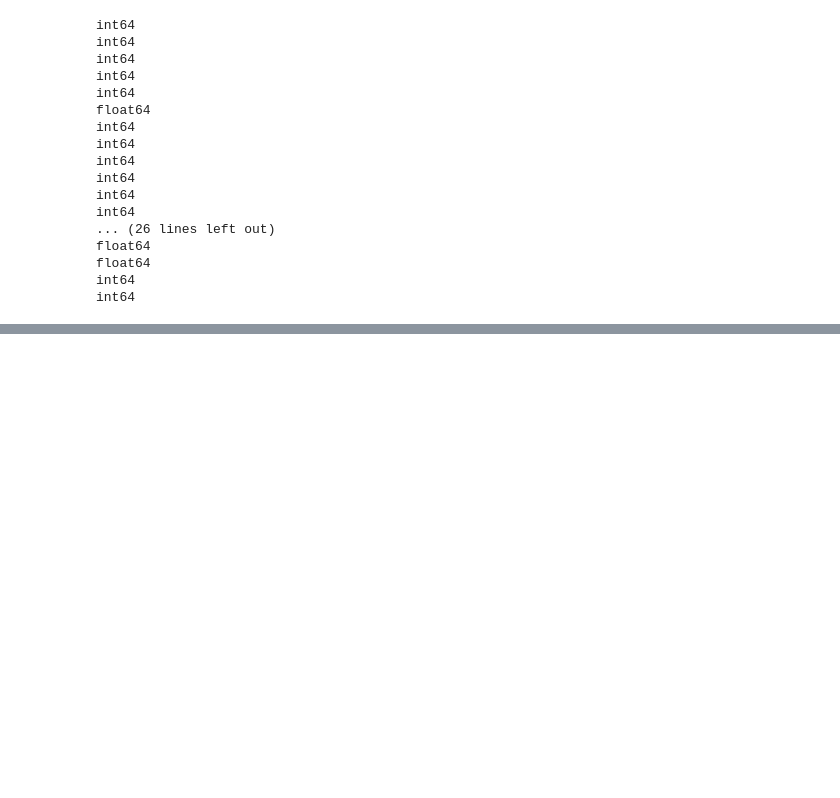
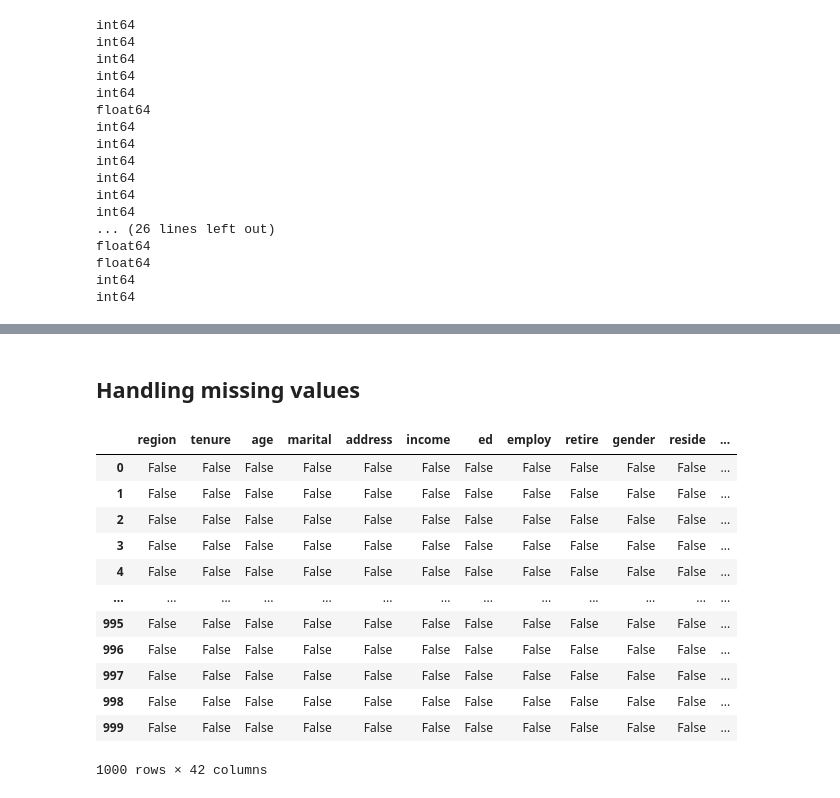
Before and after one commit to ErfanEbrahimiBazaz/pandas_tutorials, a Jupyter notebook: pandas general commands.ipynb, the cells around one changed output, grey strips where cells are left out. Saved outputs shown, nothing was run; the diff lists cells and outputs as text; code cells hidden in the pictures; blank space fills up the shorter version.

Commit message:
manipulating dataframe, merge, concat, groupby, handling missin values, etc.

```diff
--- a/pandas general commands.ipynb
+++ b/pandas general commands.ipynb
@@ -776,0 +818,18 @@ int64
+# %% [markdown]
+## Handling missing values
+# %%
+df.isnull()
+# %% [output]
+|  | region | tenure | age | marital | address | income | ed | employ | retire | gender | reside | ... |
+| 0 | False | False | False | False | False | False | False | False | False | False | False | ... |
+| 1 | False | False | False | False | False | False | False | False | False | False | False | ... |
+| 2 | False | False | False | False | False | False | False | False | False | False | False | ... |
+| 3 | False | False | False | False | False | False | False | False | False | False | False | ... |
+| 4 | False | False | False | False | False | False | False | False | False | False | False | ... |
+| ... | ... | ... | ... | ... | ... | ... | ... | ... | ... | ... | ... | ... |
+| 995 | False | False | False | False | False | False | False | False | False | False | False | ... |
+| 996 | False | False | False | False | False | False | False | False | False | False | False | ... |
+| 997 | False | False | False | False | False | False | False | False | False | False | False | ... |
+| 998 | False | False | False | False | False | False | False | False | False | False | False | ... |
+| 999 | False | False | False | False | False | False | False | False | False | False | False | ... |
+1000 rows × 42 columns
```
Also changed, not shown: parts of 88 cells of this notebook.
